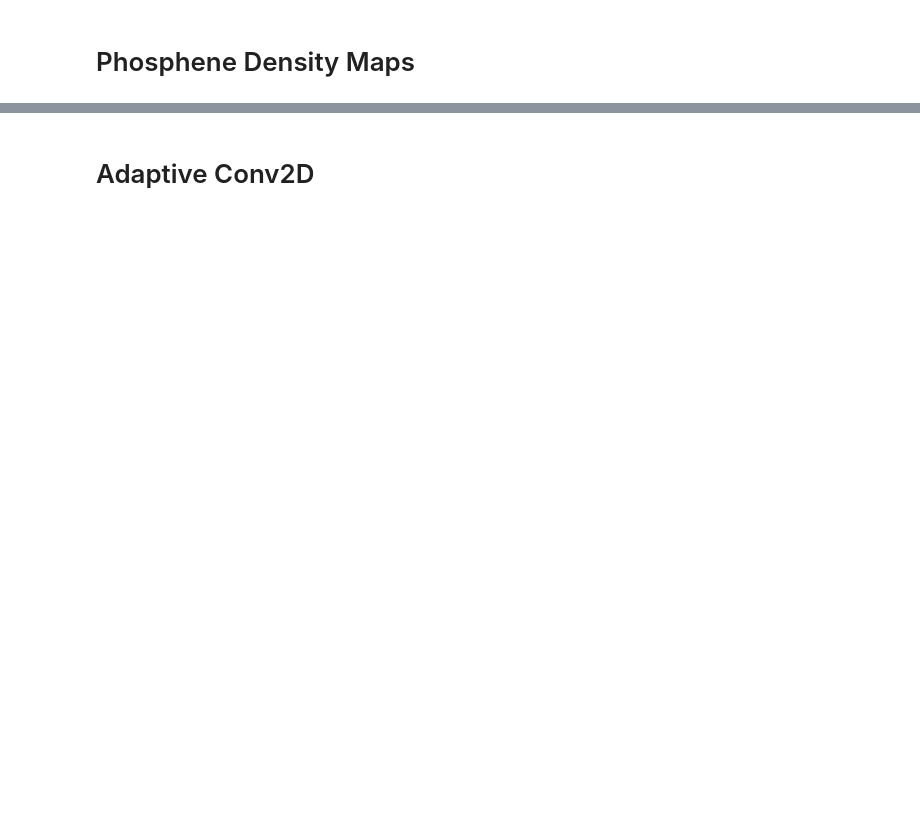
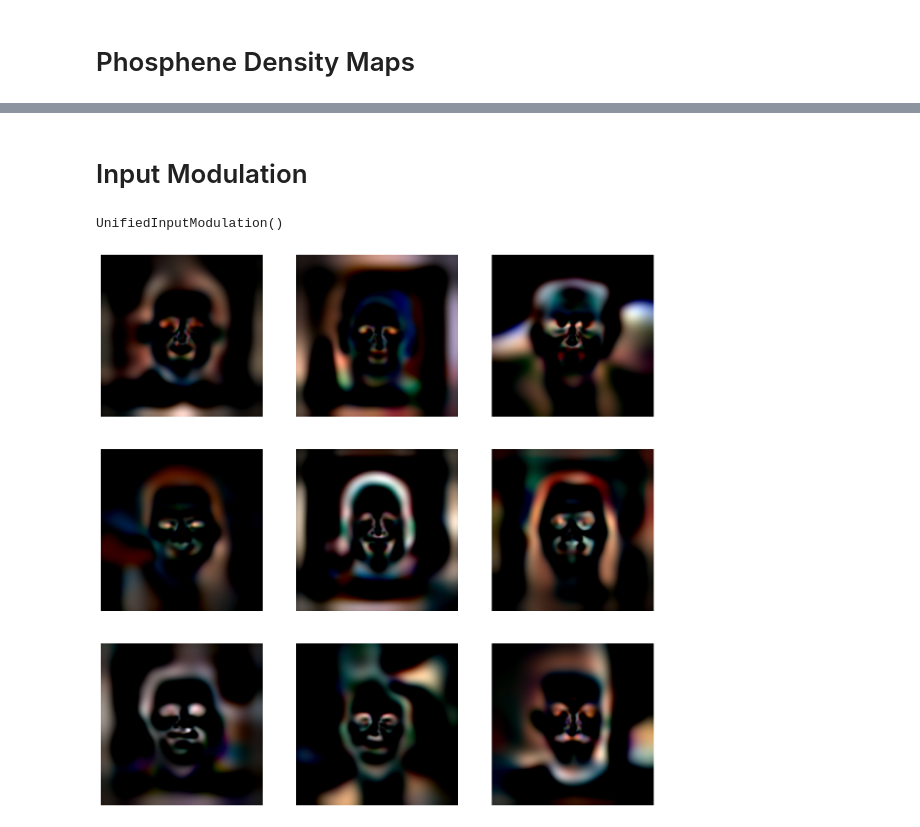
Before and after one commit to MichelleAppel/SCAPE, a Jupyter notebook: notebooks/test_modules.ipynb, the cells around one changed output, grey strips where cells are left out. Drawn from its saved outputs; the diff is of its cells as text; code cells hidden in the pictures; blank space fills up the shorter version.

```diff
--- a/notebooks/test_modules.ipynb
+++ b/notebooks/test_modules.ipynb
@@ -155,2 +154,2 @@ plt.show()
-# %% [markdown]
-# Adaptive Conv2D
+# %% [markdown]
+# Input Modulation
@@ -156,0 +169,39 @@ plt.show()
+# %%
+sigma_map_tensor = torch.tensor(sigma_cortical_pix).float().cuda().detach()
+
+layer = UnifiedInputModulation(
+    kernel_size=119,
+    kernel_type="log",
+    sigma_map=sigma_map_tensor,
+    dilation=1,
+    padding_mode='reflect'
+).cuda()
+layer.eval()
+# %% [output]
+UnifiedInputModulation()
+# %%
+images = []
+filtered_images = []
+
+for img, _ in data_loader:
+    img = img.cuda().detach()
+
+    with torch.no_grad():
+        filtered_img = layer(img).detach().cpu().clip(0, None).numpy()
+
+    # normalize between 0 and 1
+    filtered_img = (filtered_img - filtered_img.min()) / (filtered_img.max() - filtered_img.min())
+
+    filtered_images.append(filtered_img)
+    images.append(img.cpu())
+
+    # show filtered_images
+plt.figure(figsize=(15, 15))
+for i, img in enumerate(filtered_images[:9]):
+    plt.subplot(3, 3, i+1)
+    plt.imshow(img[0].transpose(1,2,0), cmap='gray')
+    plt.axis('off')
+
+plt.show()
+# %% [output]
+[figure, added]
```
Also changed, not shown: parts of 20 cells of this notebook, 5 other files.
